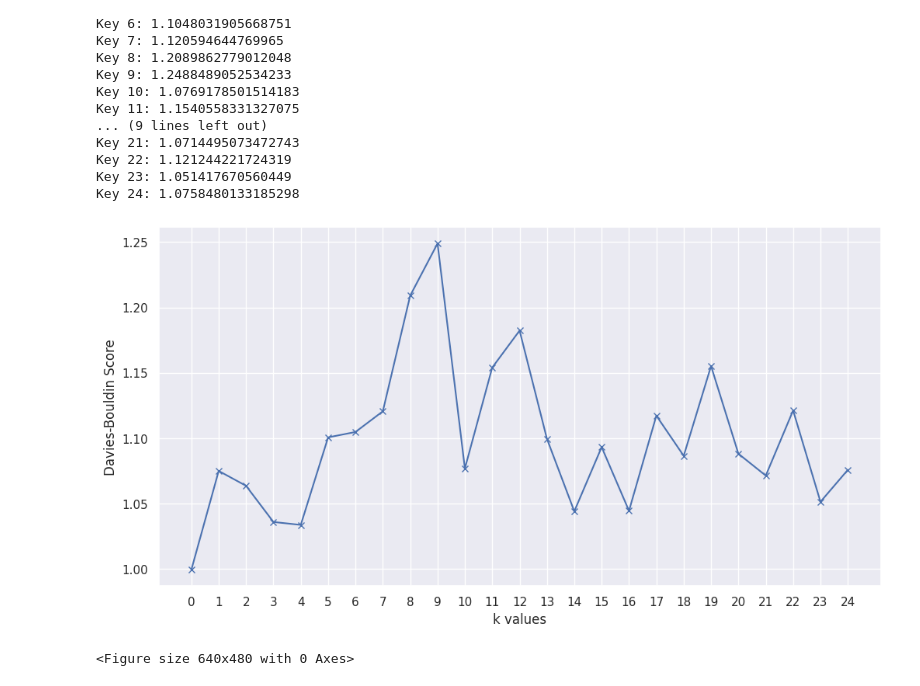
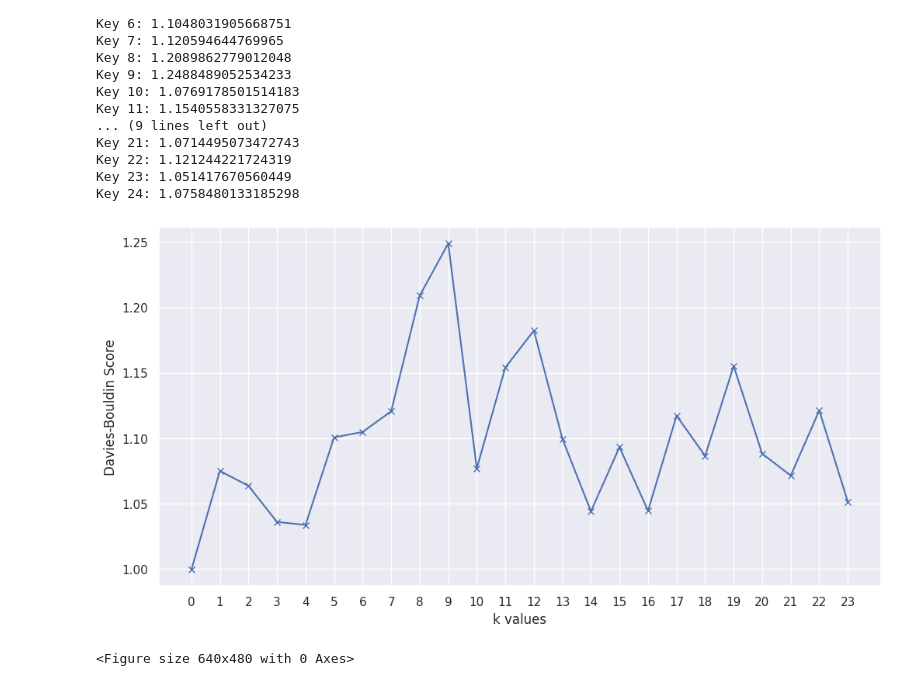
Before and after one commit to behnamy2010/Deep-Clustering, a Jupyter notebook: Other/Time_Check.ipynb, the cells around one changed output. Drawn from its saved outputs; the diff is of its cells as text; code cells hidden in the pictures.

```diff
--- a/Other/Time_Check.ipynb
+++ b/Other/Time_Check.ipynb
@@ -307,22 +310,45 @@ Key 21: 1.0714495073472743
 Key 22: 1.121244221724319
 Key 23: 1.051417670560449
 Key 24: 1.0758480133185298
+# %%
+DBL_values = [
+    0.9994927461794473,
+    1.0750217119714527,
+    1.0636585666466636,
+    1.0360127844193727,
+    1.0337662922969948,
+    1.1006713356321056,
+    1.1048031905668751,
+    1.120594644769965,
+    1.2089862779012048,
+    1.2488489052534233,
+    1.0769178501514183,
+    1.1540558331327075,
+    1.1823069403580344,
+    1.0995683257591817,
+    1.0441639365109077,
+    1.0932239105455974,
+    1.04455911368151,
+    1.1172606511122094,
+    1.0865713649029336,
+    1.1551956639775147,
+    1.0881644651544142,
+    1.0714495073472743,
+    1.121244221724319,
+    1.051417670560449
+]
 # %%
-import matplotlib.pyplot as plt
-
 # Sample data for plotting
-k_values = range(0,25)
-DBL_values = list
-
+k_values = range(0,24)
 plt.figure(figsize=(12, 6))
 
 # Plot Davies-Bouldin Score
 plt.plot(k_values, DBL_values, 'bx-')
 plt.xlabel('k values')
 plt.ylabel('Davies-Bouldin Score')
 plt.xticks(k_values)
 plt.show()
 plt.savefig('Time.png')
 # %% [output]
-[figure, old version]
+[figure, new version]
 <Figure size 640x480 with 0 Axes>
```
Also changed, not shown: parts of 2 cells of this notebook.
